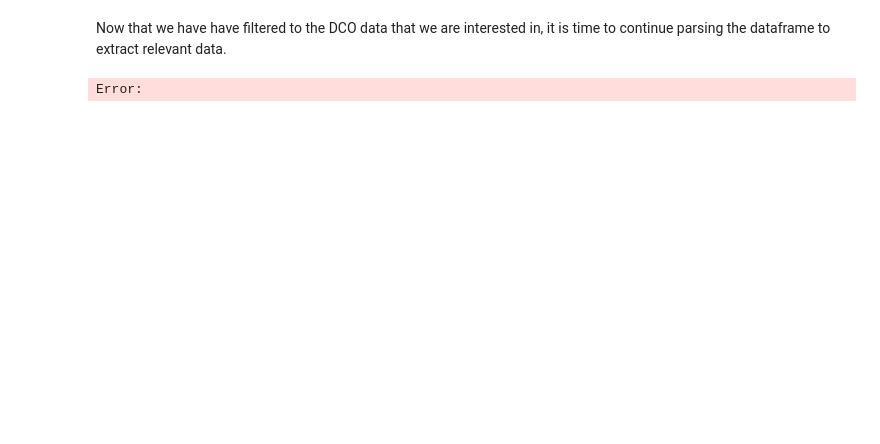
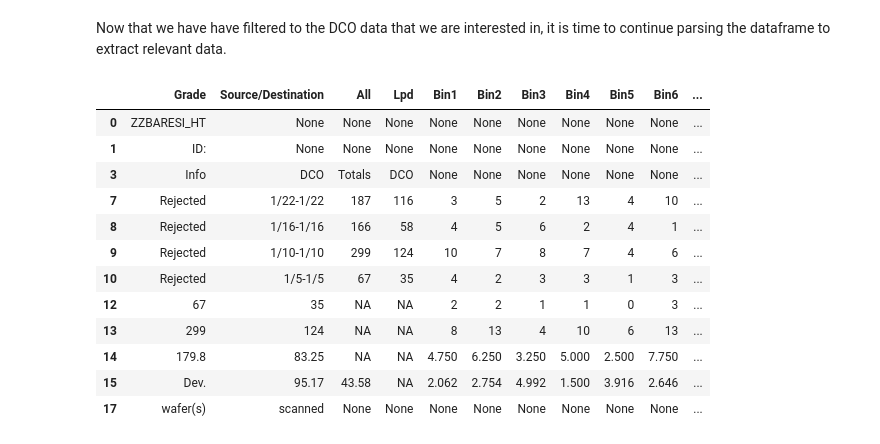
Before and after one commit to anhvo31/wafer-particles, a Jupyter notebook: Data_Summary_Analysis.ipynb, the cells around one changed output. Cells and saved outputs as stored; diff of their text form; code cells hidden in the pictures; blank space fills up the shorter version.

```diff
--- a/Data_Summary_Analysis.ipynb
+++ b/Data_Summary_Analysis.ipynb
@@ -74,19 +118,32 @@ Now that we have have filtered to the DCO data that we are interested in, it is
 # %%
 #Deleting some irrelavent columns
 del df['Side']
 del df['LpdN']
 del df['LpsED']
 del df['uScr']
 del df['Scr']
 del df['Slip']
-del df['Area']
+del df['Area (#)']
+del df['Area (mm^2)']
 del df['Avg']
 del df['Median']
 del df['STDV']
 
 df.drop([4,5])
 # %% [output]
-Error:
+|  | Grade | Source/Destination | All | Lpd | Bin1 | Bin2 | Bin3 | Bin4 | Bin5 | Bin6 | ... |
+| 0 | ZZBARESI_HT | None | None | None | None | None | None | None | None | None | ... |
+| 1 | ID: | None | None | None | None | None | None | None | None | None | ... |
+| 3 | Info | DCO | Totals | DCO | None | None | None | None | None | None | ... |
+| 7 | Rejected | 1/22-1/22 | 187 | 116 | 3 | 5 | 2 | 13 | 4 | 10 | ... |
+| 8 | Rejected | 1/16-1/16 | 166 | 58 | 4 | 5 | 6 | 2 | 4 | 1 | ... |
+| 9 | Rejected | 1/10-1/10 | 299 | 124 | 10 | 7 | 8 | 7 | 4 | 6 | ... |
+| 10 | Rejected | 1/5-1/5 | 67 | 35 | 4 | 2 | 3 | 3 | 1 | 3 | ... |
+| 12 | 67 | 35 | NA | NA | 2 | 2 | 1 | 1 | 0 | 3 | ... |
+| 13 | 299 | 124 | NA | NA | 8 | 13 | 4 | 10 | 6 | 13 | ... |
+| 14 | 179.8 | 83.25 | NA | NA | 4.750 | 6.250 | 3.250 | 5.000 | 2.500 | 7.750 | ... |
+| 15 | Dev. | 95.17 | 43.58 | NA | 2.062 | 2.754 | 4.992 | 1.500 | 3.916 | 2.646 | ... |
+| 17 | wafer(s) | scanned | None | None | None | None | None | None | None | None | ... |
 # %%
 #Playing with extracting information from the file name itself.
 x= 'name_of_txt_file.txt'
```
Also changed, not shown: parts of 7 cells of this notebook.
